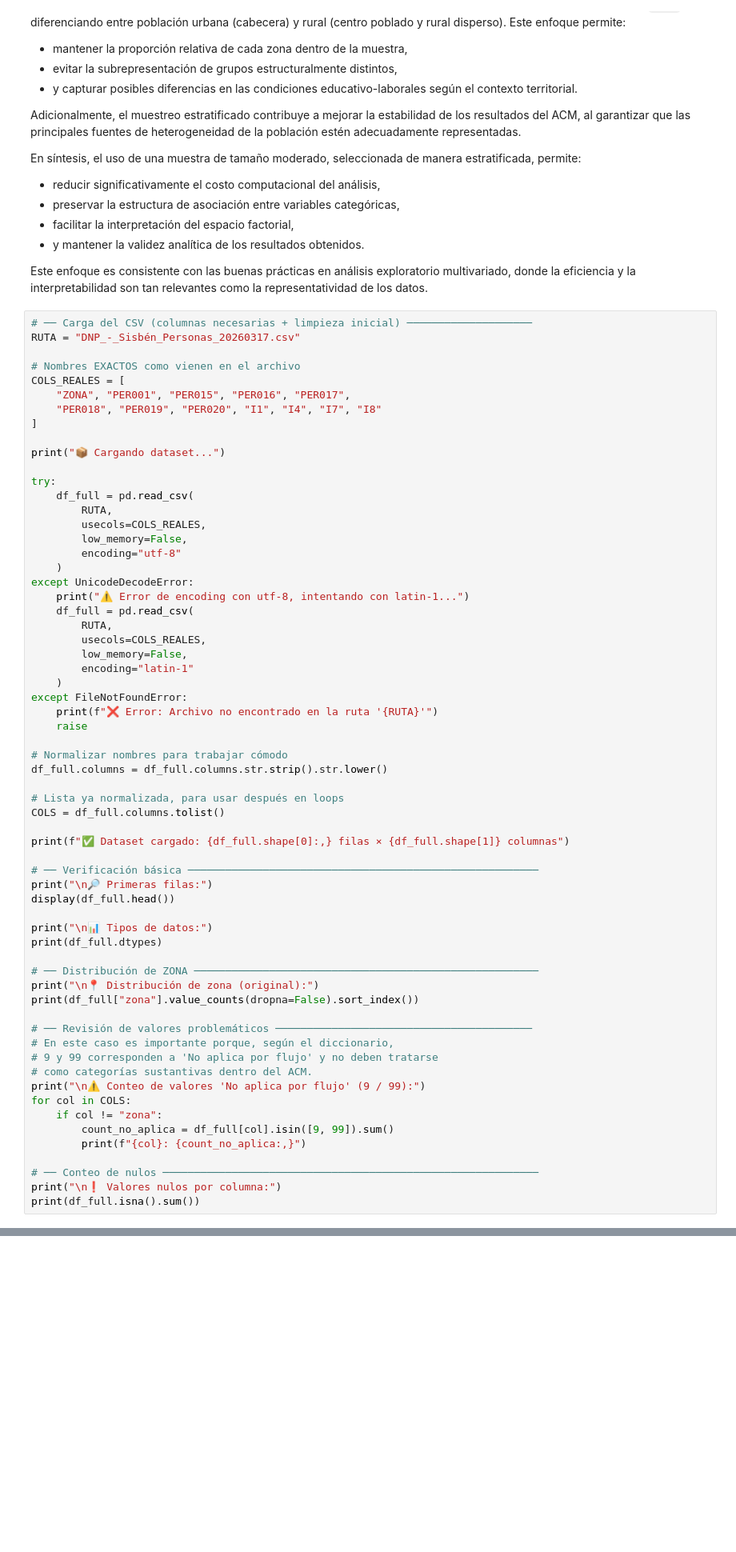
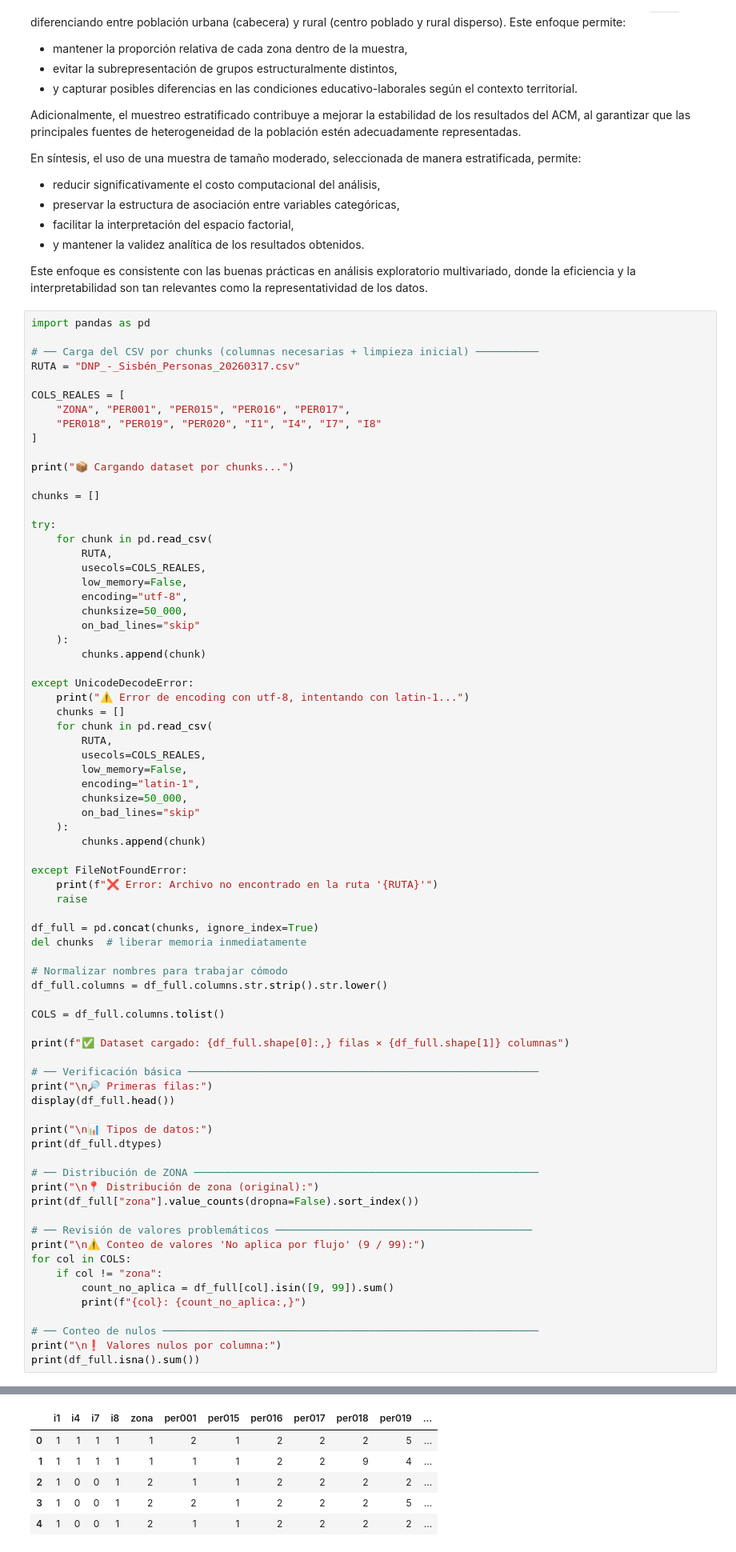
Before and after one commit to Brayan-137/analitica-datos-mca, a Jupyter notebook: SISBEN/MCASISBEN.ipynb, the cells around one changed output, grey strips where cells are left out. Shown at 80% size. Drawn from its saved outputs; the diff is of its cells as text; blank space fills up the shorter version.

```diff
--- a/SISBEN/MCASISBEN.ipynb
+++ b/SISBEN/MCASISBEN.ipynb
@@ -391,40 +397,54 @@ En síntesis, el uso de una muestra de tamaño moderado, seleccionada de manera
 
 Este enfoque es consistente con las buenas prácticas en análisis exploratorio multivariado, donde la eficiencia y la interpretabilidad son tan relevantes como la representatividad de los datos.
 # %%
-# ── Carga del CSV (columnas necesarias + limpieza inicial) ────────────────────
+import pandas as pd
+
+# ── Carga del CSV por chunks (columnas necesarias + limpieza inicial) ──────────
 RUTA = "DNP_-_Sisbén_Personas_20260317.csv"
 
-# Nombres EXACTOS como vienen en el archivo
 COLS_REALES = [
     "ZONA", "PER001", "PER015", "PER016", "PER017",
     "PER018", "PER019", "PER020", "I1", "I4", "I7", "I8"
 ]
 
-print("📦 Cargando dataset...")
+print("📦 Cargando dataset por chunks...")
+
+chunks = []
 
 try:
-    df_full = pd.read_csv(
+    for chunk in pd.read_csv(
         RUTA,
         usecols=COLS_REALES,
         low_memory=False,
-        encoding="utf-8"
-    )
+        encoding="utf-8",
+        chunksize=50_000,
+        on_bad_lines="skip"
+    ):
+        chunks.append(chunk)
+
 except UnicodeDecodeError:
     print("⚠️ Error de encoding con utf-8, intentando con latin-1...")
-    df_full = pd.read_csv(
+    chunks = []
+    for chunk in pd.read_csv(
         RUTA,
         usecols=COLS_REALES,
         low_memory=False,
-        encoding="latin-1"
-    )
+        encoding="latin-1",
+        chunksize=50_000,
+        on_bad_lines="skip"
+    ):
+        chunks.append(chunk)
+
 except FileNotFoundError:
     print(f"❌ Error: Archivo no encontrado en la ruta '{RUTA}'")
     raise
 
+df_full = pd.concat(chunks, ignore_index=True)
+del chunks  # liberar memoria inmediatamente
+
 # Normalizar nombres para trabajar cómodo
 df_full.columns = df_full.columns.str.strip().str.lower()
 
-# Lista ya normalizada, para usar después en loops
 COLS = df_full.columns.tolist()
 
 print(f"✅ Dataset cargado: {df_full.shape[0]:,} filas × {df_full.shape[1]} columnas")
@@ -441,9 +461,6 @@ print("\n📍 Distribución de zona (original):")
 print(df_full["zona"].value_counts(dropna=False).sort_index())
 
 # ── Revisión de valores problemáticos ─────────────────────────────────────────
-# En este caso es importante porque, según el diccionario,
-# 9 y 99 corresponden a 'No aplica por flujo' y no deben tratarse
-# como categorías sustantivas dentro del ACM.
 print("\n⚠️ Conteo de valores 'No aplica por flujo' (9 / 99):")
 for col in COLS:
     if col != "zona":
@@ -453,3 +470,4 @@ for col in COLS:
 # ── Conteo de nulos ────────────────────────────────────────────────────────────
 print("\n❗ Valores nulos por columna:")
 print(df_full.isna().sum())
+# %% [output]
@@ -455,0 +478,6 @@ print(df_full.isna().sum())
+|  | i1 | i4 | i7 | i8 | zona | per001 | per015 | per016 | per017 | per018 | per019 | ... |
+| 0 | 1 | 1 | 1 | 1 | 1 | 2 | 1 | 2 | 2 | 2 | 5 | ... |
+| 1 | 1 | 1 | 1 | 1 | 1 | 1 | 1 | 2 | 2 | 9 | 4 | ... |
+| 2 | 1 | 0 | 0 | 1 | 2 | 1 | 1 | 2 | 2 | 2 | 2 | ... |
+| 3 | 1 | 0 | 0 | 1 | 2 | 2 | 1 | 2 | 2 | 2 | 5 | ... |
+| 4 | 1 | 0 | 0 | 1 | 2 | 1 | 1 | 2 | 2 | 2 | 2 | ... |
```
Also changed, not shown: parts of 20 cells of this notebook.
